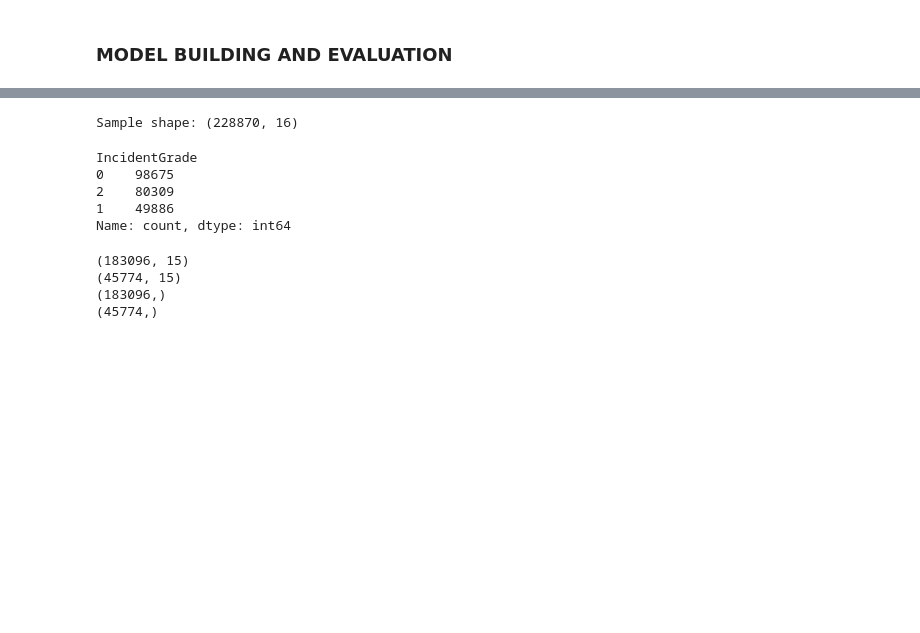
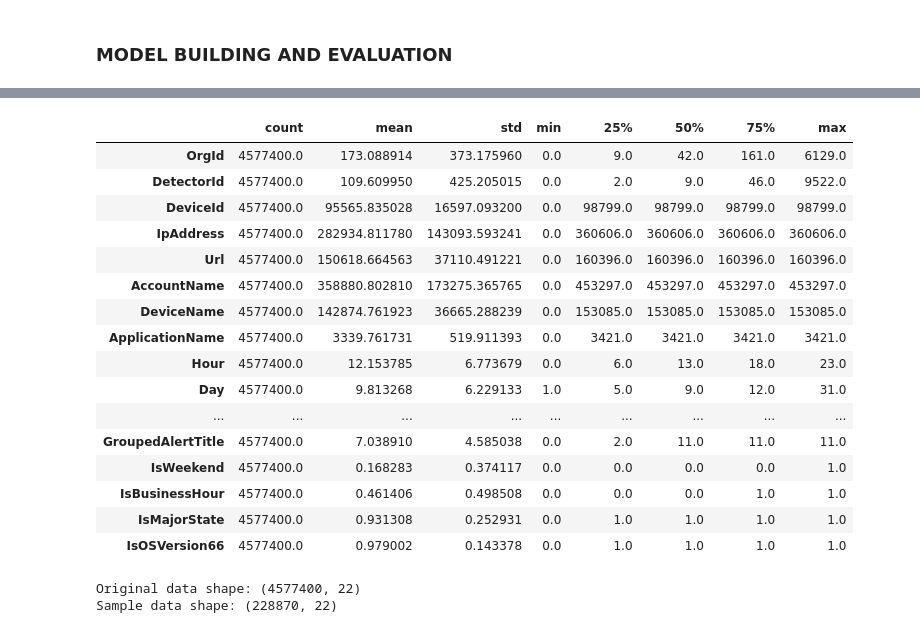
Before and after one commit to Pooja-Spandana/Guvi---Microsoft-Cybersecurity, a Jupyter notebook: Notebooks/Model_Building_and_Evaluation.ipynb, the cells around one changed output, grey strips where cells are left out. Saved outputs shown, nothing was run; the diff lists cells and outputs as text; code cells hidden in the pictures; blank space fills up the shorter version.

```diff
--- a/Notebooks/Model_Building_and_Evaluation.ipynb
+++ b/Notebooks/Model_Building_and_Evaluation.ipynb
@@ -44,8 +45,30 @@ train_data
+# %%
+train_data.describe().T
+# %% [output]
+|  | count | mean | std | min | 25% | 50% | 75% | max |
+| OrgId | 4577400.0 | 173.088914 | 373.175960 | 0.0 | 9.0 | 42.0 | 161.0 | 6129.0 |
+| DetectorId | 4577400.0 | 109.609950 | 425.205015 | 0.0 | 2.0 | 9.0 | 46.0 | 9522.0 |
+| DeviceId | 4577400.0 | 95565.835028 | 16597.093200 | 0.0 | 98799.0 | 98799.0 | 98799.0 | 98799.0 |
+| IpAddress | 4577400.0 | 282934.811780 | 143093.593241 | 0.0 | 360606.0 | 360606.0 | 360606.0 | 360606.0 |
+| Url | 4577400.0 | 150618.664563 | 37110.491221 | 0.0 | 160396.0 | 160396.0 | 160396.0 | 160396.0 |
+| AccountName | 4577400.0 | 358880.802810 | 173275.365765 | 0.0 | 453297.0 | 453297.0 | 453297.0 | 453297.0 |
+| DeviceName | 4577400.0 | 142874.761923 | 36665.288239 | 0.0 | 153085.0 | 153085.0 | 153085.0 | 153085.0 |
+| ApplicationName | 4577400.0 | 3339.761731 | 519.911393 | 0.0 | 3421.0 | 3421.0 | 3421.0 | 3421.0 |
+| Hour | 4577400.0 | 12.153785 | 6.773679 | 0.0 | 6.0 | 13.0 | 18.0 | 23.0 |
+| Day | 4577400.0 | 9.813268 | 6.229133 | 1.0 | 5.0 | 9.0 | 12.0 | 31.0 |
+| ... | ... | ... | ... | ... | ... | ... | ... | ... |
+| GroupedAlertTitle | 4577400.0 | 7.038910 | 4.585038 | 0.0 | 2.0 | 11.0 | 11.0 | 11.0 |
+| IsWeekend | 4577400.0 | 0.168283 | 0.374117 | 0.0 | 0.0 | 0.0 | 0.0 | 1.0 |
+| IsBusinessHour | 4577400.0 | 0.461406 | 0.498508 | 0.0 | 0.0 | 0.0 | 1.0 | 1.0 |
+| IsMajorState | 4577400.0 | 0.931308 | 0.252931 | 0.0 | 1.0 | 1.0 | 1.0 | 1.0 |
+| IsOSVersion66 | 4577400.0 | 0.979002 | 0.143378 | 0.0 | 1.0 | 1.0 | 1.0 | 1.0 |
 # %%
 # Sample 5% of the data for faster prototyping
-sample_df = train_data.sample(frac=0.05, random_state=42)
-print("Sample shape:", sample_df.shape)
+train_sample_df = train_data.sample(frac=0.05, random_state=42)
+print("Original data shape:", train_data.shape)
+print("Sample data shape:", train_sample_df.shape)
 # %% [output]
-Sample shape: (228870, 16)
+Original data shape: (4577400, 22)
+Sample data shape: (228870, 22)
 # %%
 # Feature Matrix & Target variable
@@ -54,20 +77,14 @@ X = sample_df.drop(columns=['IncidentGrade'], axis=1)
-# %%
-y.value_counts()
-# %% [output]
-IncidentGrade
-0    98675
-2    80309
-1    49886
-Name: count, dtype: int64
 # %%
 # Train-test split
-X_train, X_test, y_train, y_test = train_test_split(X, y, test_size=0.2, random_state=42, stratify=y)
-print(X_train.shape)
-print(X_test.shape)
-print(y_train.shape)
-print(y_test.shape)
+X_train, X_test, y_train, y_test = train_test_split(X, y, test_size=0.3, random_state=42, stratify=y)
+
+# Encoding the target variable
+le = LabelEncoder()
+y_train = le.fit_transform(y_train)
+y_test = le.transform(y_test)
+
+# Scale features that are in different ranges
+scaler = StandardScaler()
+columns_to_scale = ['Hour', 'Day', 'DayOfWeek', 'Month', 'Year', 'GroupedCategory',	'GroupedEntityType', 'GroupedAlertTitle']
+X_train[columns_to_scale] = scaler.fit_transform(X_train[columns_to_scale])
+X_test[columns_to_scale] = scaler.transform(X_test[columns_to_scale])
-# %% [output]
-(183096, 15)
-(45774, 15)
-(183096,)
-(45774,)
```
Also changed, not shown: parts of 14 cells of this notebook, 1 other file.
